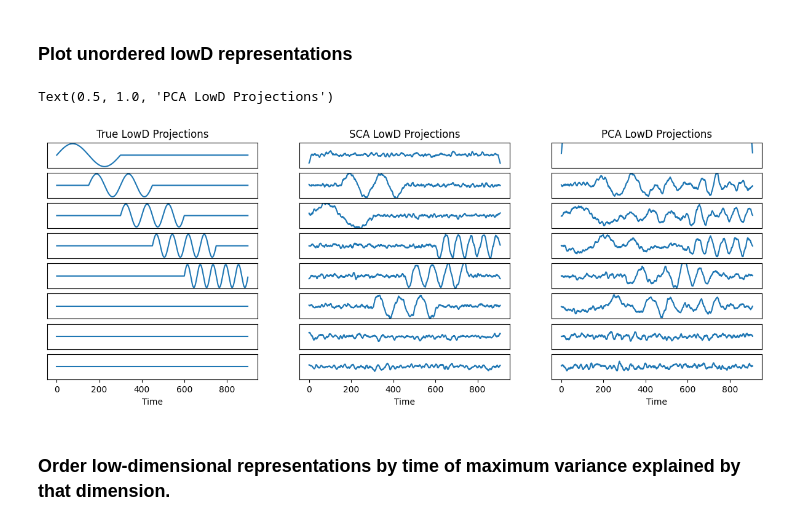
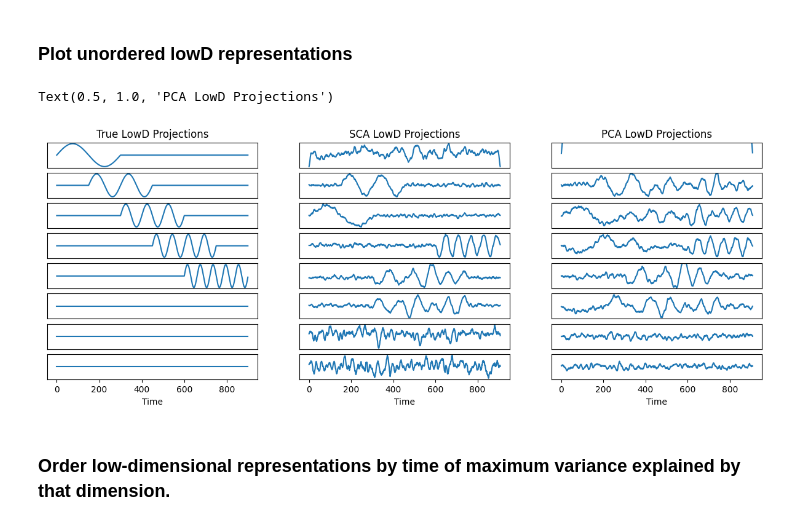
Before and after one commit to dyu222/sca, a Jupyter notebook: notebooks/Derek_4pop.ipynb, the cells around one changed output. Drawn from its saved outputs; the diff is of its cells as text; code cells hidden in the pictures.

```diff
--- a/notebooks/Derek_4pop.ipynb
+++ b/notebooks/Derek_4pop.ipynb
@@ -263,36 +274,36 @@ for i in range(n_components):
     plt.subplot(n_components,3,3*i+2)
     plt.plot(sca_latent[:,i])
 
-    plt.ylim([-31.1, 31.1])
+    # plt.ylim([-31.1, 31.1])
     plt.yticks([])
     if i<n_components-1:
         plt.xticks([])
     else:
         plt.xlabel('Time')
 
     # Plot PCA results
     plt.subplot(n_components,3,3*i+3)
     plt.plot(pca_latent[:,i])
 
     plt.ylim([-31.1, 31.1])
     plt.yticks([])
     if i<n_components-1:
         plt.xticks([])
     else:
         plt.xlabel('Time')
 
 #Titles
 plt.subplot(n_components,3,1)
 plt.title('True LowD Projections')
 
 plt.subplot(n_components,3,2)
 plt.title('SCA LowD Projections')
 
 plt.subplot(n_components,3,3)
 plt.title('PCA LowD Projections')
 # %% [output]
 Text(0.5, 1.0, 'PCA LowD Projections')
-[figure, old version]
+[figure, new version]
 # %% [markdown]
 ### Order low-dimensional representations by time of maximum variance explained by that dimension.
 # %%
```
Also changed, not shown: parts of 7 cells of this notebook, 2 other files.
